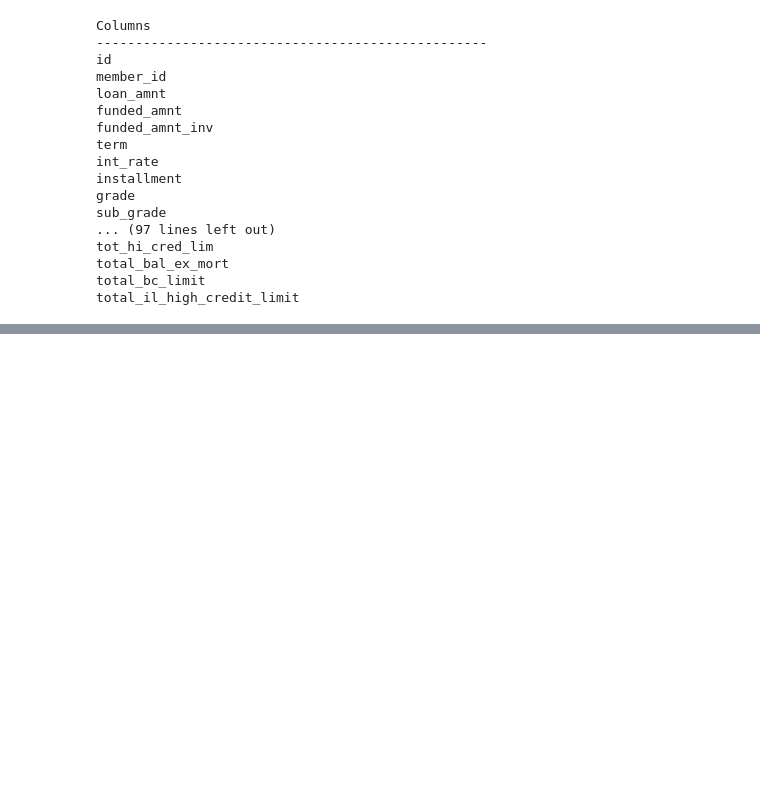
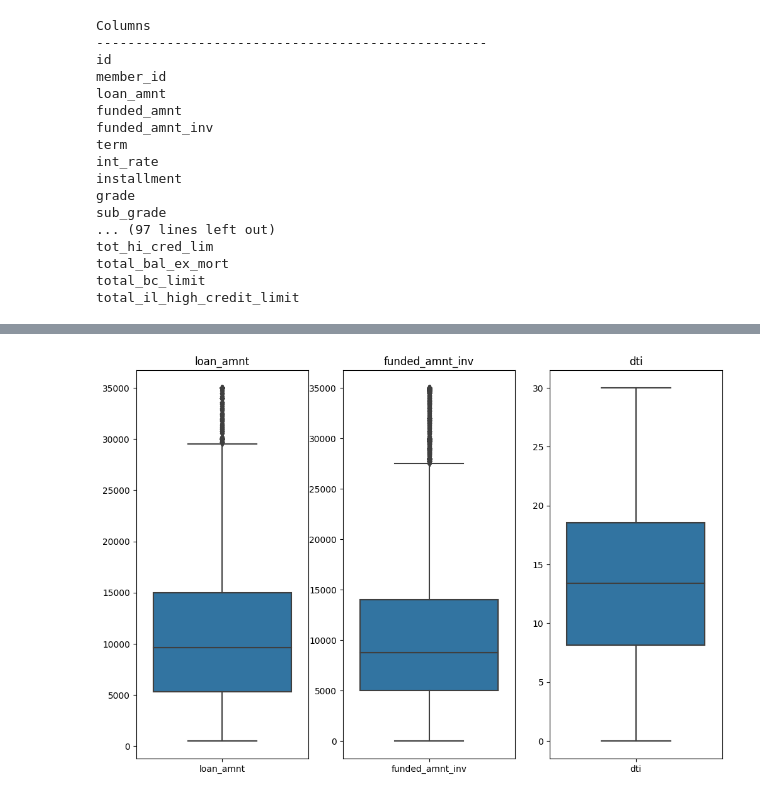
Before and after one commit to ram-ch/LendingClubCaseStudy, a Jupyter notebook: sairam_chennapragada.ipynb, the cells around one changed output, grey strips where cells are left out. Cells and saved outputs as stored; diff of their text form; code cells hidden in the pictures; blank space fills up the shorter version.

```diff
--- a/sairam_chennapragada.ipynb
+++ b/sairam_chennapragada.ipynb
@@ -298,0 +383,15 @@ plt.show()
+# %%
+# Finding outliers
+f, axs = plt.subplots(1, 3,figsize=(12, 8))
+sns.boxplot(ax=axs[0],data=df_clean[['loan_amnt']])
+axs[0].set_title('loan_amnt')
+
+sns.boxplot(ax=axs[1],data=df_clean[['funded_amnt_inv']])
+axs[1].set_title('funded_amnt_inv')
+
+sns.boxplot(ax=axs[2],data=df_clean[['dti']])
+axs[2].set_title('dti')
+
+plt.show()
+# %% [output]
+[figure, added]
```
Also changed, not shown: parts of 72 cells of this notebook.
